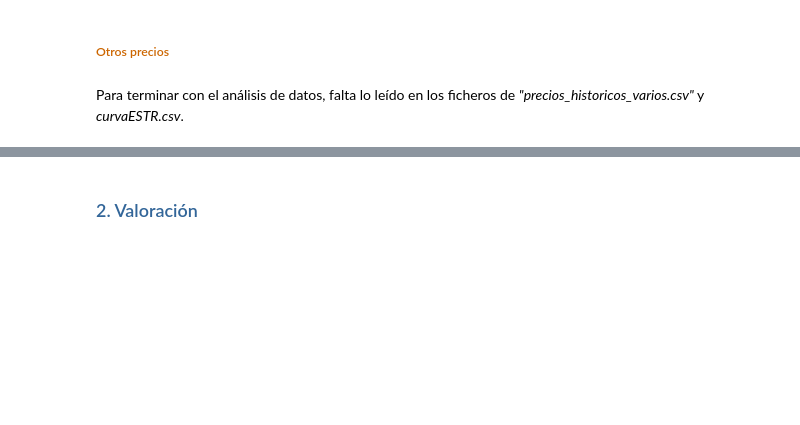
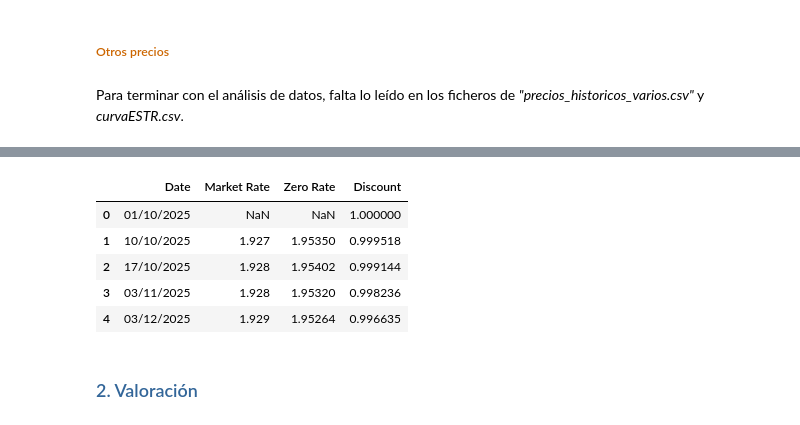
Before and after one commit to Juanjod54/MIAX_TB2.1, a Jupyter notebook: src/TallerRF_AnálisisCartera_Enunciado.ipynb, the cells around one changed output, grey strips where cells are left out. Saved outputs shown, nothing was run; the diff lists cells and outputs as text; code cells hidden in the pictures; blank space fills up the shorter version.

Commit message:
curva estr hasta foward

```diff
--- a/src/TallerRF_AnálisisCartera_Enunciado.ipynb
+++ b/src/TallerRF_AnálisisCartera_Enunciado.ipynb
@@ -638,0 +442,3 @@ En el archivo de precios_historicos_varios, se encuentra los datos de cinco indi
+# %%
+curva_estr_path = Path('../data/curvaESTR.csv')
+curva_estr = pd.read_csv(curva_estr_path, sep=';', encoding='utf-8-sig')
@@ -638,0 +447,9 @@ En el archivo de precios_historicos_varios, se encuentra los datos de cinco indi
+# %%
+curva_estr.head()
+# %% [output]
+|  | Date | Market Rate | Zero Rate | Discount |
+| 0 | 01/10/2025 | NaN | NaN | 1.000000 |
+| 1 | 10/10/2025 | 1.927 | 1.95350 | 0.999518 |
+| 2 | 17/10/2025 | 1.928 | 1.95402 | 0.999144 |
+| 3 | 03/11/2025 | 1.928 | 1.95320 | 0.998236 |
+| 4 | 03/12/2025 | 1.929 | 1.95264 | 0.996635 |
```
Also changed, not shown: parts of 29 cells of this notebook.
